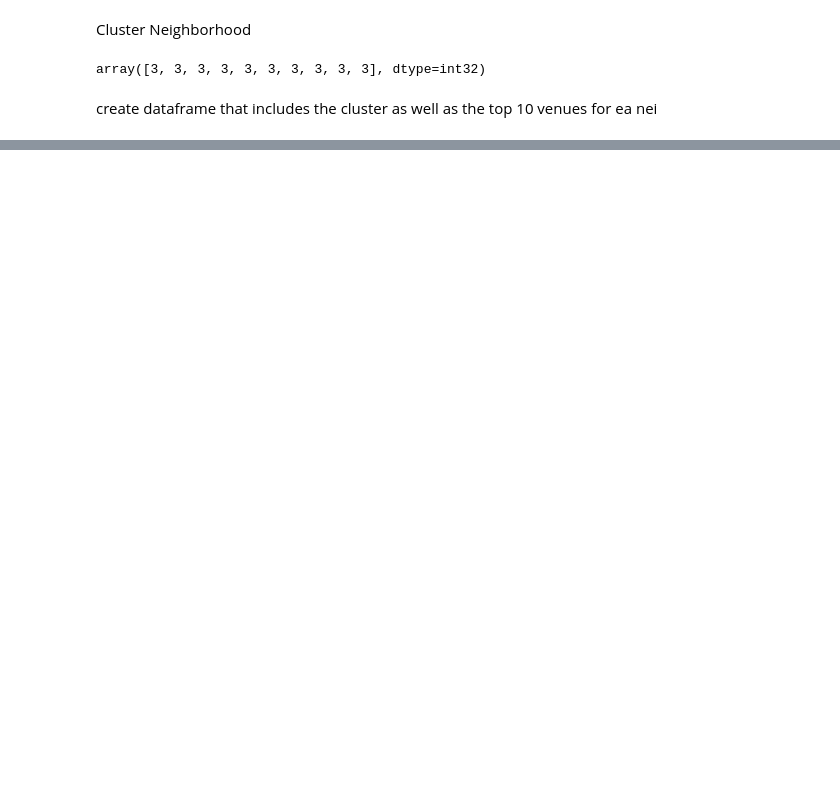
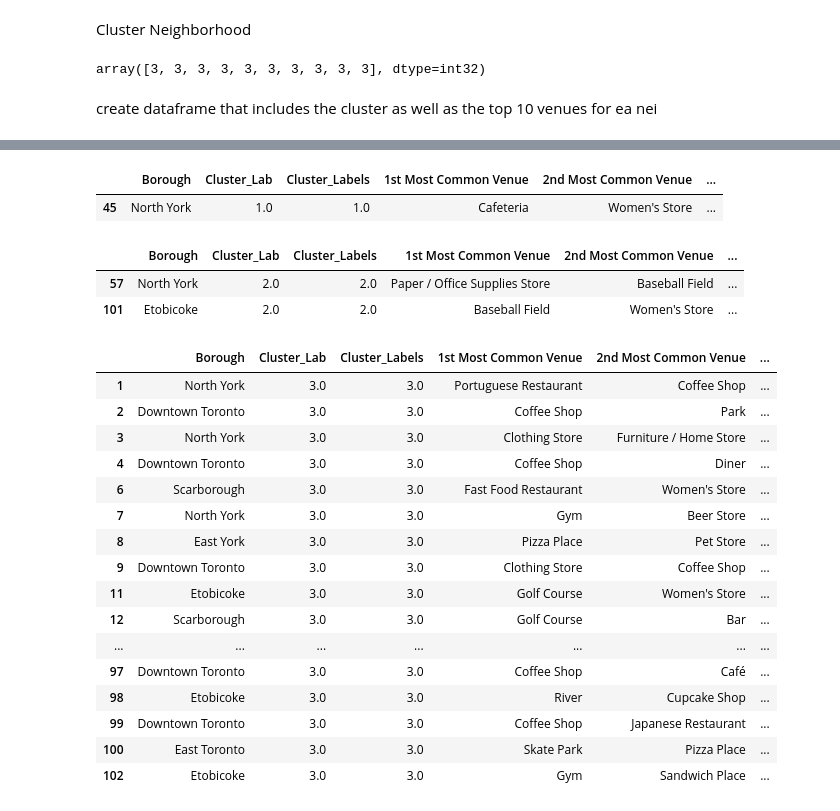
Before and after one commit to Benoit40/Coursera_Capstone, a Jupyter notebook: Segmenting and Clustering Neighborhoods in Toronto Final.ipynb, the cells around one changed output, grey strips where cells are left out. Saved outputs shown, nothing was run; the diff lists cells and outputs as text; code cells hidden in the pictures; blank space fills up the shorter version.

```diff
--- a/Segmenting and Clustering Neighborhoods in Toronto Final.ipynb
+++ b/Segmenting and Clustering Neighborhoods in Toronto Final.ipynb
@@ -399,7 +399,7 @@ Toronto_merged
 | 101 | M8Y | Etobicoke | Old Mill South, King's Mill Park,... | 43.636258 | -79.498509 | 2.0 | 2.0 | ... |
 | 102 | M8Z | Etobicoke | Mimico NW, The Queensway West, So... | 43.628841 | -79.520999 | 3.0 | 3.0 | ... |
 # %%
-Toronto_merged=Toronto_merged.dropna()
+Toronto_merged=Toronto_merged.dropna(subset=['Cluster_Lab'])
 # %%
 # create map
 map_clusters = folium.Map(location=[latitude_toronto, longitude_toronto], zoom_start=11)
@@ -428,0 +448,34 @@ map_clusters
+# %%
+#Cluster 2
+Toronto_merged.loc[Toronto_merged['Cluster_Lab'] == 1, Toronto_merged.columns[[1] + list(range(5, Toronto_merged.shape[1]))]]
+# %% [output]
+|  | Borough | Cluster_Lab | Cluster_Labels | 1st Most Common Venue | 2nd Most Common Venue | ... |
+| 45 | North York | 1.0 | 1.0 | Cafeteria | Women's Store | ... |
+# %%
+#Cluster3
+Toronto_merged.loc[Toronto_merged['Cluster_Lab'] == 2, Toronto_merged.columns[[1] + list(range(5, Toronto_merged.shape[1]))]]
+# %% [output]
+|  | Borough | Cluster_Lab | Cluster_Labels | 1st Most Common Venue | 2nd Most Common Venue | ... |
+| 57 | North York | 2.0 | 2.0 | Paper / Office Supplies Store | Baseball Field | ... |
+| 101 | Etobicoke | 2.0 | 2.0 | Baseball Field | Women's Store | ... |
+# %%
+#Cluster4
+Toronto_merged.loc[Toronto_merged['Cluster_Lab'] == 3, Toronto_merged.columns[[1] + list(range(5, Toronto_merged.shape[1]))]]
+# %% [output]
+|  | Borough | Cluster_Lab | Cluster_Labels | 1st Most Common Venue | 2nd Most Common Venue | ... |
+| 1 | North York | 3.0 | 3.0 | Portuguese Restaurant | Coffee Shop | ... |
+| 2 | Downtown Toronto | 3.0 | 3.0 | Coffee Shop | Park | ... |
+| 3 | North York | 3.0 | 3.0 | Clothing Store | Furniture / Home Store | ... |
+| 4 | Downtown Toronto | 3.0 | 3.0 | Coffee Shop | Diner | ... |
+| 6 | Scarborough | 3.0 | 3.0 | Fast Food Restaurant | Women's Store | ... |
+| 7 | North York | 3.0 | 3.0 | Gym | Beer Store | ... |
+| 8 | East York | 3.0 | 3.0 | Pizza Place | Pet Store | ... |
+| 9 | Downtown Toronto | 3.0 | 3.0 | Clothing Store | Coffee Shop | ... |
+| 11 | Etobicoke | 3.0 | 3.0 | Golf Course | Women's Store | ... |
+| 12 | Scarborough | 3.0 | 3.0 | Golf Course | Bar | ... |
+| ... | ... | ... | ... | ... | ... | ... |
+| 97 | Downtown Toronto | 3.0 | 3.0 | Coffee Shop | Café | ... |
+| 98 | Etobicoke | 3.0 | 3.0 | River | Cupcake Shop | ... |
+| 99 | Downtown Toronto | 3.0 | 3.0 | Coffee Shop | Japanese Restaurant | ... |
+| 100 | East Toronto | 3.0 | 3.0 | Skate Park | Pizza Place | ... |
+| 102 | Etobicoke | 3.0 | 3.0 | Gym | Sandwich Place | ... |
```
Also changed, not shown: parts of 4 cells of this notebook.
